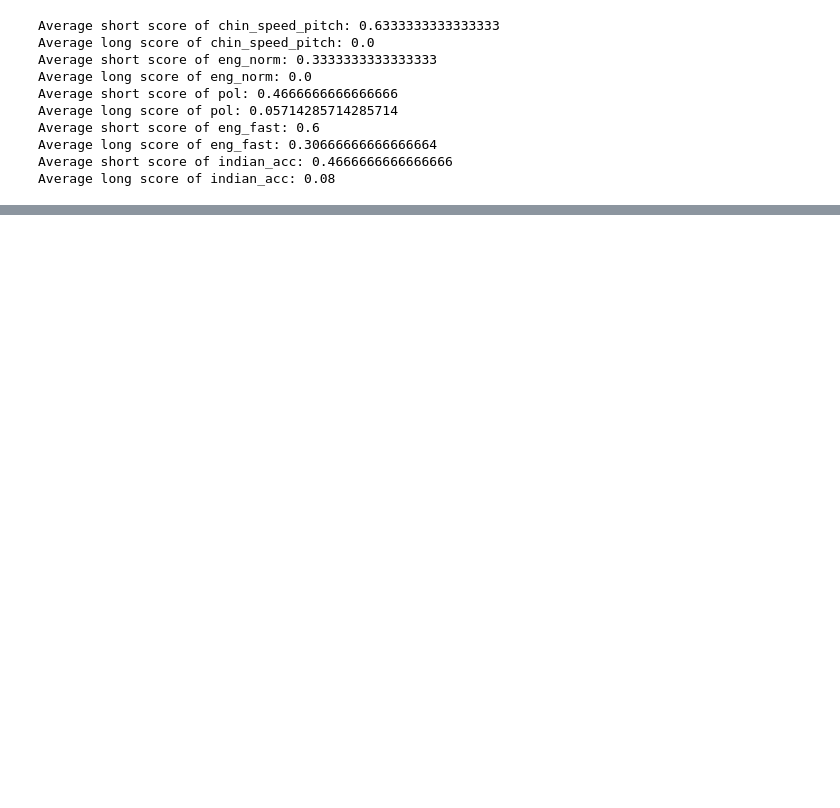
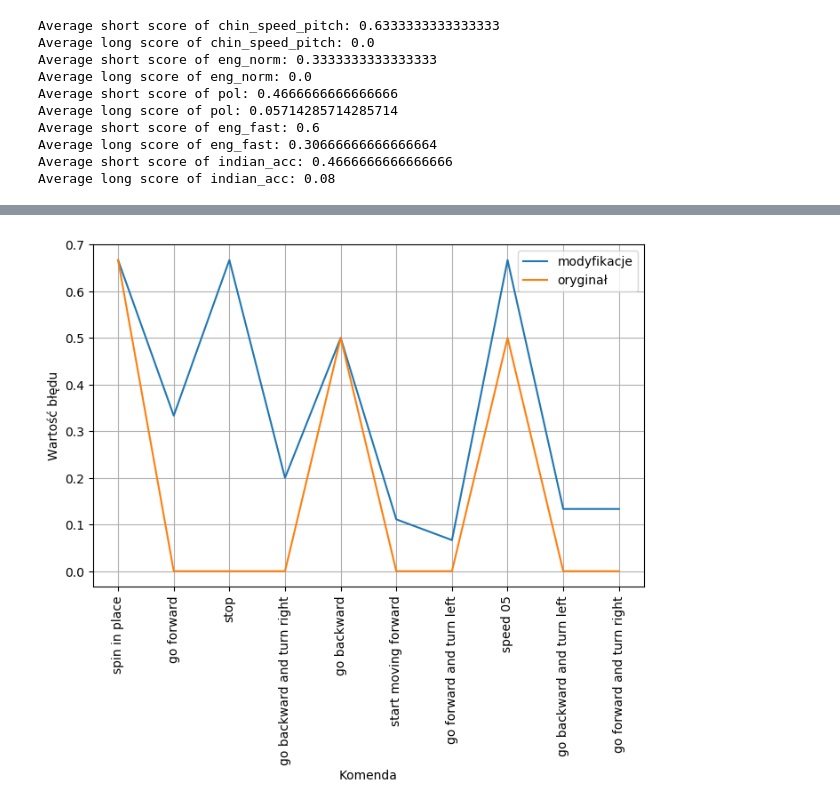
Before and after one commit to hyunmila/speech_recognition_workspace, a Jupyter notebook: test.ipynb, the cells around one changed output, grey strips where cells are left out. Saved outputs shown, nothing was run; the diff lists cells and outputs as text; code cells hidden in the pictures; blank space fills up the shorter version.

```diff
--- a/test.ipynb
+++ b/test.ipynb
@@ -309,0 +339,3 @@ plt.show()
+# %%
+for lst in list_of_lists:
+    print(lst[0],lst[1][2])
@@ -309,0 +348,11 @@ plt.show()
+# %%
+every_word_ave = []
+words = lst[1][1].copy()
+
+
+for w1, w2, w3 in zip(list_of_lists[0][1][2],list_of_lists[3][1][2],list_of_lists[4][1][2]):
+    # print(list_of_lists[0][1][1], w1, w2, w3)
+    every_word_ave.append(((w1+w2+w3)/3))
+
+
+print(every_word_ave)
@@ -309,0 +371,20 @@ plt.show()
+# %%
+eng_norm_words = list_of_lists[1][1][2]
+xpoints = np.array(words)
+ypoints = np.array(every_word_ave)
+zpoints = np.array(eng_norm_words)
+
+fig = plt.figure()
+fig.set_figheight(5)
+fig.set_figwidth(8)
+plt.xticks(rotation=90)
+plt.xlabel("Komenda")
+plt.ylabel("Wartość błędu")
+plt.plot(xpoints, ypoints, label = 'modyfikacje')
+plt.plot(xpoints, zpoints, label = 'oryginał')
+plt.legend(loc='upper right')
+
+plt.grid()
+plt.show()
+# %% [output]
+[figure, added]
```
Also changed, not shown: parts of 6 cells of this notebook.
